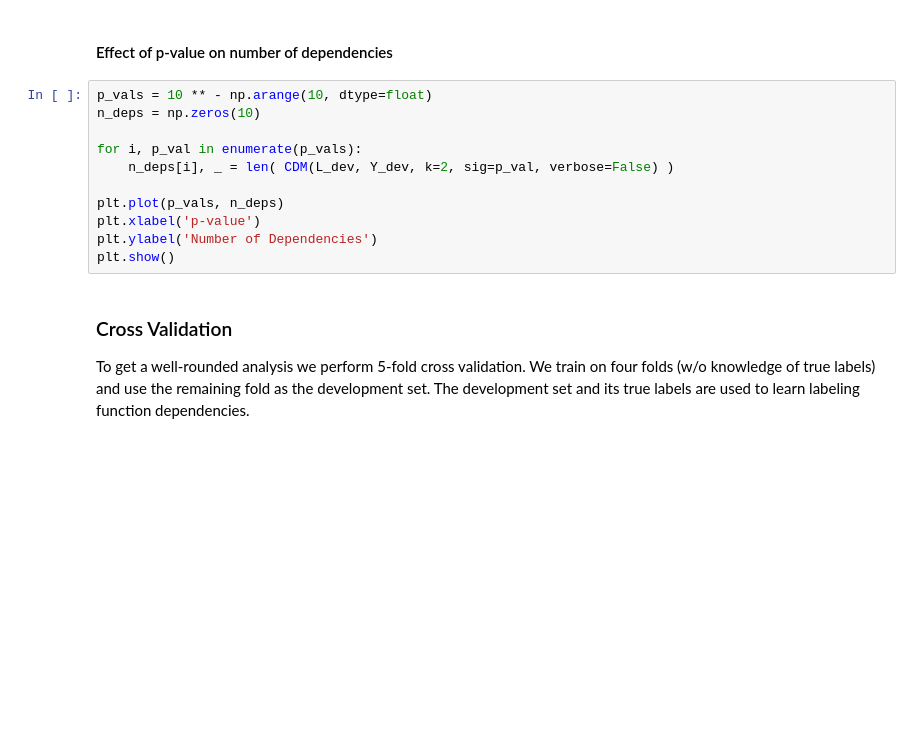
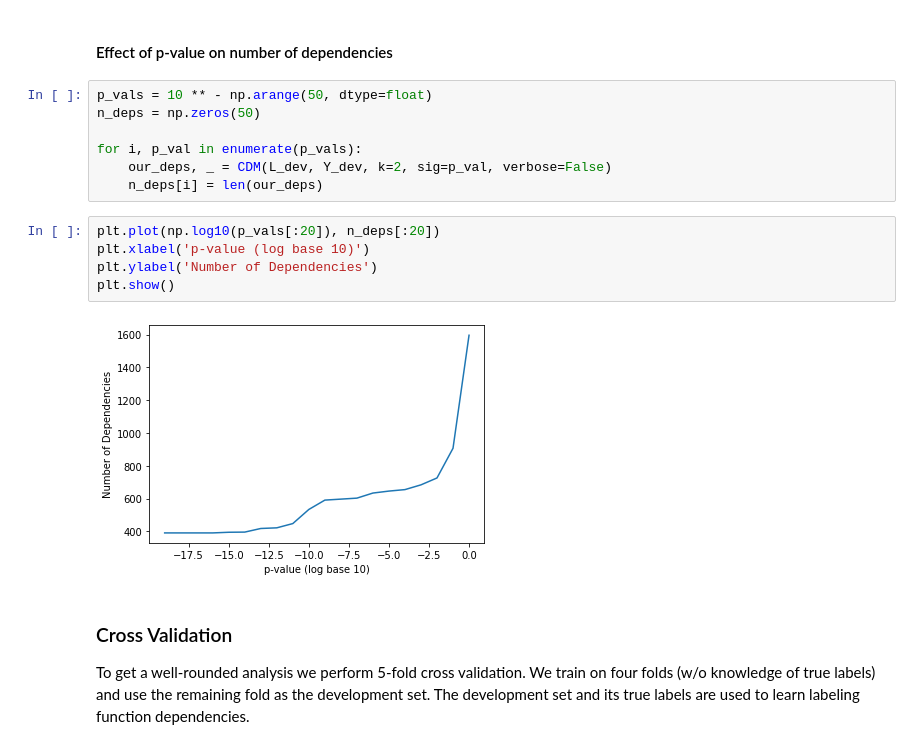
Before and after one commit to sfpugh/smart-alarm-learning-labels, a Jupyter notebook: learn_labels.ipynb, the cells around one changed output. Saved outputs shown, nothing was run; the diff lists cells and outputs as text; blank space fills up the shorter version.

```diff
--- a/learn_labels.ipynb
+++ b/learn_labels.ipynb
@@ -1276,16 +1329,19 @@ nx.draw(G, with_labels=True)
 # %% [markdown]
 #### Effect of p-value on number of dependencies
 # %%
-p_vals = 10 ** - np.arange(10, dtype=float)
-n_deps = np.zeros(10)
+p_vals = 10 ** - np.arange(50, dtype=float)
+n_deps = np.zeros(50)
 
 for i, p_val in enumerate(p_vals):
-    n_deps[i], _ = len( CDM(L_dev, Y_dev, k=2, sig=p_val, verbose=False) )
-
-plt.plot(p_vals, n_deps)
-plt.xlabel('p-value')
-plt.ylabel('Number of Dependencies')
-plt.show()
+    our_deps, _ = CDM(L_dev, Y_dev, k=2, sig=p_val, verbose=False)
+    n_deps[i] = len(our_deps)
+# %%
+plt.plot(np.log10(p_vals[:20]), n_deps[:20])
+plt.xlabel('p-value (log base 10)')
+plt.ylabel('Number of Dependencies')
+plt.show()
+# %% [output]
+[figure, added]
 # %% [markdown]
 ### Cross Validation
 To get a well-rounded analysis we perform 5-fold cross validation. We train on four folds (w/o knowledge of true labels) and use the remaining fold as the development set. The development set and its true labels are used to learn labeling function dependencies.
```
Also changed, not shown: parts of 7 cells of this notebook.
